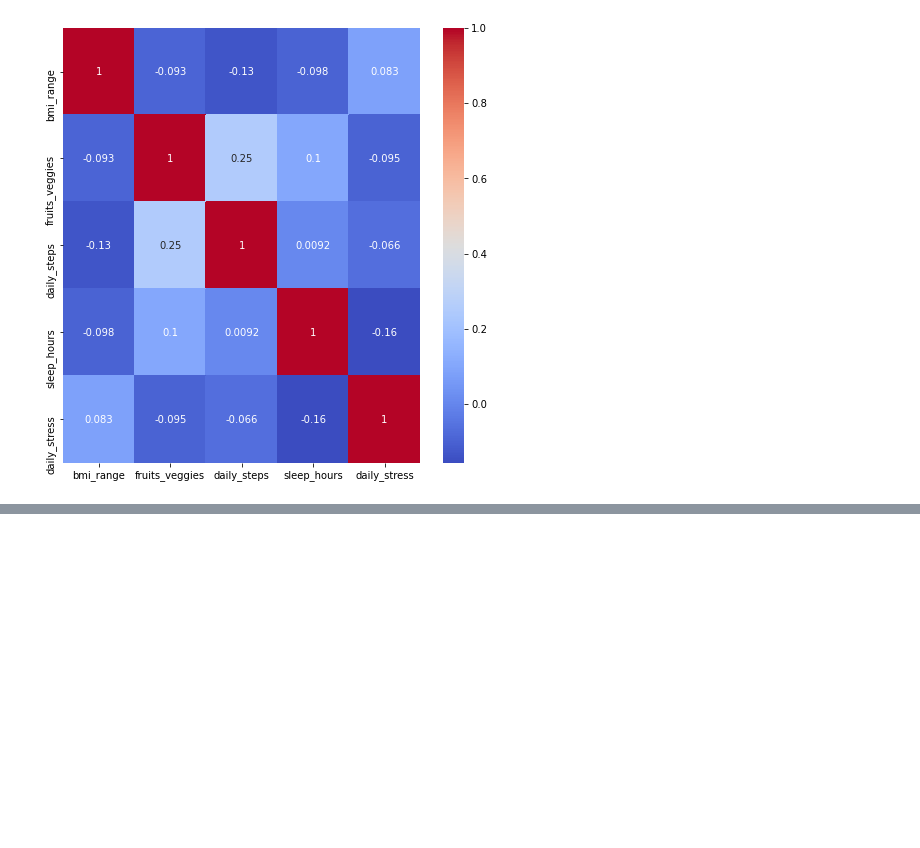
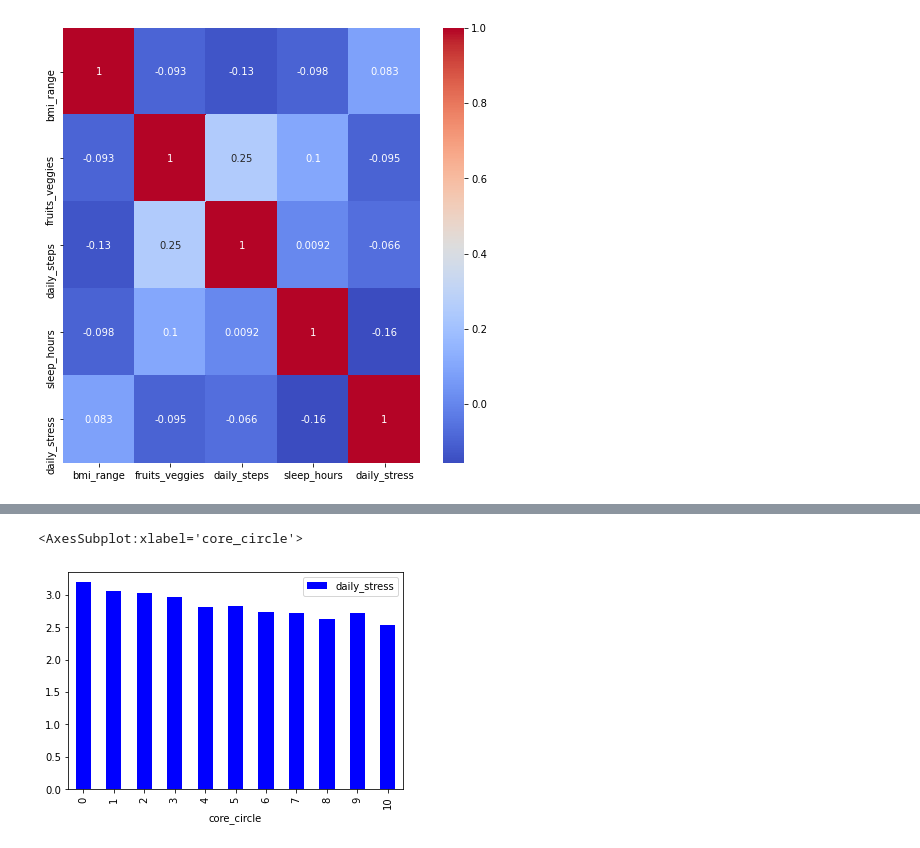
Before and after one commit to rupaliluthra/python_data_analysis, a Jupyter notebook: wellbeing_and_lifestyle_project.ipynb, the cells around one changed output, grey strips where cells are left out. Cells and saved outputs as stored; diff of their text form; code cells hidden in the pictures; blank space fills up the shorter version.

```diff
--- a/wellbeing_and_lifestyle_project.ipynb
+++ b/wellbeing_and_lifestyle_project.ipynb
@@ -213,0 +200,5 @@ sns.heatmap(correlation_data,annot = True, cmap="coolwarm")
+# %%
+data[['core_circle','daily_stress']].groupby('core_circle').agg('mean').plot.bar(color='b')
+# %% [output]
+<AxesSubplot:xlabel='core_circle'>
+[figure, added]
```
Also changed, not shown: parts of 10 cells of this notebook.
